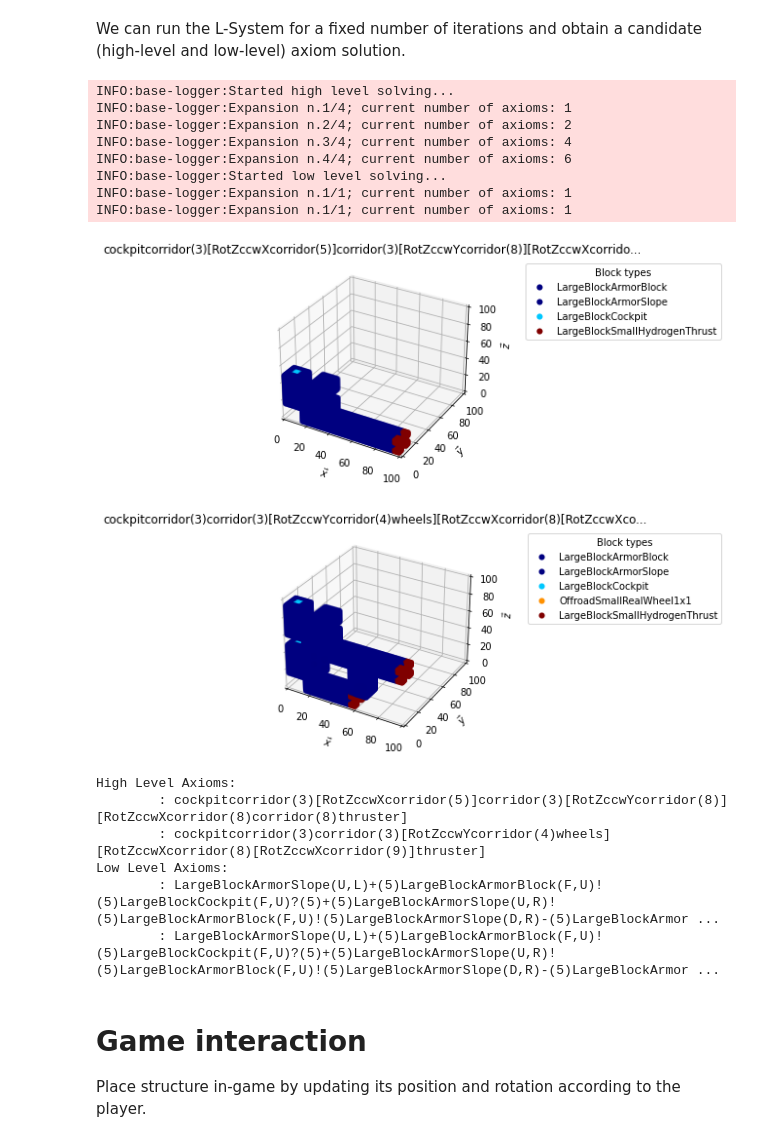
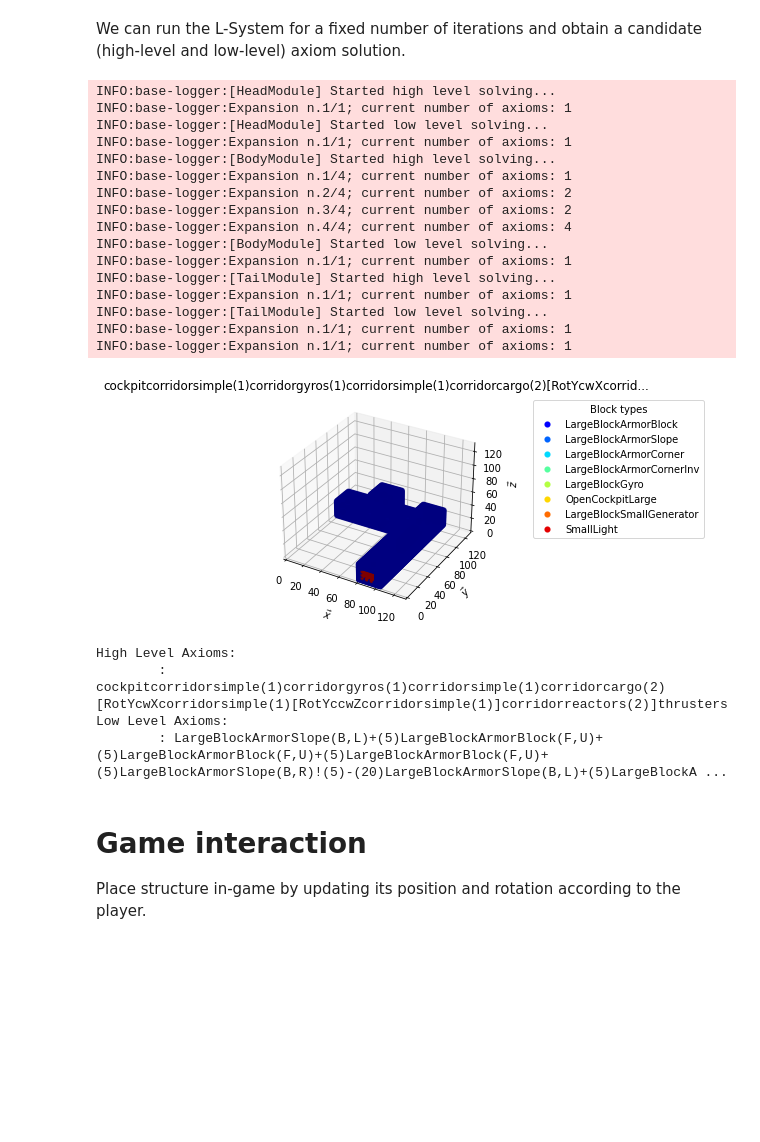
Before and after one commit to arayabrain/space-engineers-ai-spaceship-generator, a Jupyter notebook: l-system/l-system-demo.ipynb, the cells around one changed output. Drawn from its saved outputs; the diff is of its cells as text; code cells hidden in the pictures; blank space fills up the shorter version.

Commit message:
Update L-System
Update L-System with module control, new rules

```diff
--- a/l-system/l-system-demo.ipynb
+++ b/l-system/l-system-demo.ipynb
@@ -202,47 +224,66 @@ logger = logging.getLogger('base-logger')
 logger.setLevel(logging.INFO)
 # %%
 lsystem = LSystem(
-    hl_solver=hl_solver, ll_solver=ll_solver
+    hl_solver=hl_solver, ll_solver=ll_solver, names=['HeadModule', 'BodyModule', 'TailModule']
 )
 # %% [markdown]
 We add the constraints to the `LSystem` at the correct abstraction level.lsystem.add_hl_constraint(c=rcc)
 lsystem.add_hl_constraint(c=nic)
 lsystem.add_ll_constraint(c=sc)
 lsystem.add_ll_constraint(c=wopc)
-# %%
-lsystem.add_hl_constraint(c=rcc)
-lsystem.add_hl_constraint(c=nic)
-
-lsystem.add_ll_constraint(c=sc)
-lsystem.add_ll_constraint(c=wopc)
+# %%
+lsystem.add_hl_constraints(cs=[
+    [nic, rcc1],
+    [nic, rcc2],
+    [nic, rcc3]
+])
+
+lsystem.add_ll_constraints(cs=[
+    [sc],
+    [sc],
+    [sc]
+])
 # %% [markdown]
 We can run the L-System for a fixed number of iterations and obtain a candidate (high-level and low-level) axiom solution.
 # %%
 structures, hl_axioms, ll_axioms = lsystem.apply_rules(
-    starting_axiom="begin",
-    iterations=N_ITERATIONS,
+    starting_axioms=[
+        'head',
+        'body',
+        'tail'
+    ],
+    iterations=[
+        1,
+        N_ITERATIONS,
+        1
+    ],
     make_graph=True,
 )
 
 div = '\n\t: '
 print(f'High Level Axioms:\n\t: {div.join(hl_axioms)}\nLow Level Axioms:\n\t: {div.join(ll_axioms)}')
 # %% [output]
-INFO:base-logger:Started high level solving...
+INFO:base-logger:[HeadModule] Started high level solving...
+INFO:base-logger:Expansion n.1/1; current number of axioms: 1
+INFO:base-logger:[HeadModule] Started low level solving...
+INFO:base-logger:Expansion n.1/1; current number of axioms: 1
+INFO:base-logger:[BodyModule] Started high level solving...
 INFO:base-logger:Expansion n.1/4; current number of axioms: 1
 INFO:base-logger:Expansion n.2/4; current number of axioms: 2
-INFO:base-logger:Expansion n.3/4; current number of axioms: 4
-INFO:base-logger:Expansion n.4/4; current number of axioms: 6
-INFO:base-logger:Started low level solving...
+INFO:base-logger:Expansion n.3/4; current number of axioms: 2
+INFO:base-logger:Expansion n.4/4; current number of axioms: 4
+INFO:base-logger:[BodyModule] Started low level solving...
+INFO:base-logger:Expansion n.1/1; current number of axioms: 1
+INFO:base-logger:[TailModule] Started high level solving...
+INFO:base-logger:Expansion n.1/1; current number of axioms: 1
+INFO:base-logger:[TailModule] Started low level solving...
 INFO:base-logger:Expansion n.1/1; current number of axioms: 1
 INFO:base-logger:Expansion n.1/1; current number of axioms: 1
-[figure, old version]
+[figure, new version]
-[figure, removed]
 High Level Axioms:
-        : cockpitcorridor(3)[RotZccwXcorridor(5)]corridor(3)[RotZccwYcorridor(8)][RotZccwXcorridor(8)corridor(8)thruster]
-        : cockpitcorridor(3)corridor(3)[RotZccwYcorridor(4)wheels][RotZccwXcorridor(8)[RotZccwXcorridor(9)]thruster]
+        : cockpitcorridorsimple(1)corridorgyros(1)corridorsimple(1)corridorcargo(2)[RotYcwXcorridorsimple(1)[RotYccwZcorridorsimple(1)]corridorreactors(2)]thrusters
 Low Level Axioms:
-        : LargeBlockArmorSlope(U,L)+(5)LargeBlockArmorBlock(F,U)!(5)LargeBlockCockpit(F,U)?(5)+(5)LargeBlockArmorSlope(U,R)!(5)LargeBlockArmorBlock(F,U)!(5)LargeBlockArmorSlope(D,R)-(5)LargeBlockArmor ...
-        : LargeBlockArmorSlope(U,L)+(5)LargeBlockArmorBlock(F,U)!(5)LargeBlockCockpit(F,U)?(5)+(5)LargeBlockArmorSlope(U,R)!(5)LargeBlockArmorBlock(F,U)!(5)LargeBlockArmorSlope(D,R)-(5)LargeBlockArmor ...
+        : LargeBlockArmorSlope(B,L)+(5)LargeBlockArmorBlock(F,U)+(5)LargeBlockArmorBlock(F,U)+(5)LargeBlockArmorBlock(F,U)+(5)LargeBlockArmorSlope(B,R)!(5)-(20)LargeBlockArmorSlope(B,L)+(5)LargeBlockA ...
 # %% [markdown]
 # Game interaction
 
```
Also changed, not shown: parts of 2 cells of this notebook, 13 other files.
